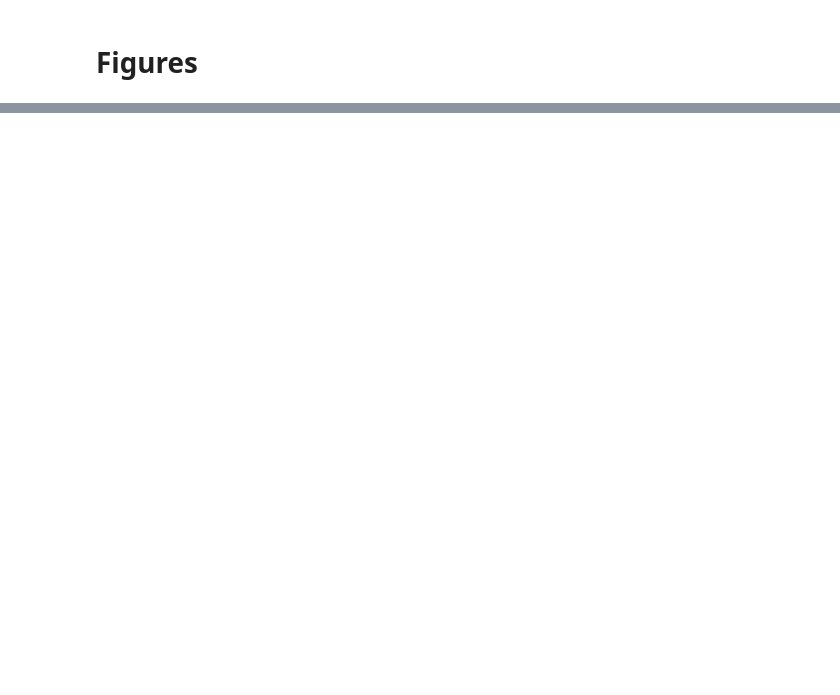
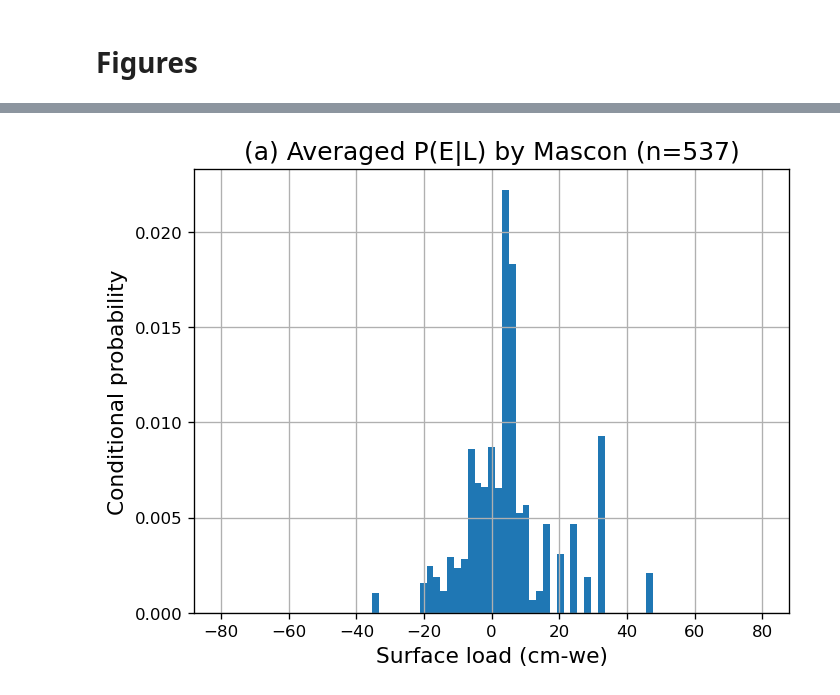
Before and after one commit to amandasyamsul/SLIQ, a Jupyter notebook: SLIQ-by-JPL-mascon.ipynb, the cells around one changed output, grey strips where cells are left out. Drawn from its saved outputs; the diff is of its cells as text; code cells hidden in the pictures; blank space fills up the shorter version.

```diff
--- a/SLIQ-by-JPL-mascon.ipynb
+++ b/SLIQ-by-JPL-mascon.ipynb
@@ -254,0 +294,16 @@ plt.show()
+# %%
+fig, ax = plt.subplots(dpi=120)
+fs = 13
+
+# Top-left: (a) P(E|L) by Mascon (ETAS)
+wid_etas = np.mean(np.diff(etas_circle_bins))
+norm_cp_avg_etas = etas_circle_cp_averaged / ((1 - np.cos((3 * np.pi / 180) / 2)) / 2 * 4551)
+
+ax.bar(etas_circle_bins[:-1], norm_cp_avg_etas, width=wid_etas, align='edge')
+# ax.set_xlim(0,10)
+ax.set_xlabel('Surface load (cm-we)', fontsize=fs)
+ax.set_ylabel('Conditional probability', fontsize=fs)
+ax.set_title('(a) Averaged P(E|L) by Mascon (n=537)', fontsize=fs + 2)
+ax.grid(True)
+# %% [output]
+[figure, added]
```
Also changed, not shown: parts of 15 cells of this notebook.
